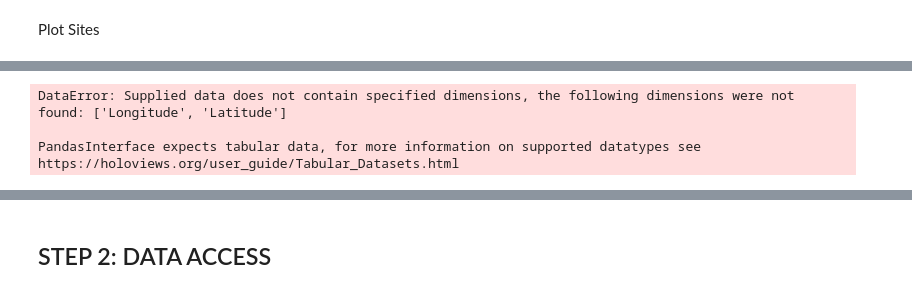
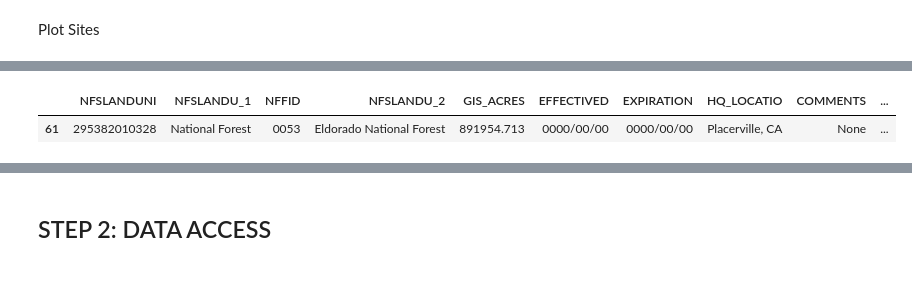
Before and after one commit to earthlab-education/habitat-suitability-lauren-alexandra, a Jupyter notebook: climate.ipynb, the cells around one changed output, grey strips where cells are left out. Saved outputs shown, nothing was run; the diff lists cells and outputs as text; code cells hidden in the pictures.

```diff
--- a/climate.ipynb
+++ b/climate.ipynb
@@ -174,7 +173,7 @@ images_dir = os.path.join(
     pathlib.Path.home(),
     'Projects',
     # Project directory
-    'habitat-suitability',
+    'habitat-suitability-lauren-alexandra',
     'images'
 )
 
@@ -184,7 +183,7 @@ datasets_dir = os.path.join(
     pathlib.Path.home(),
     'Projects',
     # Project directory
-    'habitat-suitability',
+    'habitat-suitability-lauren-alexandra',
     'datasets'
 )
 
@@ -194,7 +193,7 @@ data_dir = os.path.join(
     pathlib.Path.home(),
     'Projects',
     # Project directory
-    'habitat-suitability',
+    'habitat-suitability-lauren-alexandra',
     'data'
 )
 
@@ -432,13 +421,11 @@ los_padres_gdf.plot()
-# %%
-# plot with EsriImagery basemap
-los_padres_gdf.hvplot(
-    geo=True, tiles='EsriImagery',
-    title='Los Padres National Forest',
-    fill_color=None, line_color='lightblue', line_width=3,
-    frame_width=600, frame_height=600
-)
-# %% [output]
-DataError: Supplied data does not contain specified dimensions, the following dimensions were not found: ['Longitude', 'Latitude']
-
-PandasInterface expects tabular data, for more information on supported datatypes see https://holoviews.org/user_guide/Tabular_Datasets.html
+# %%
+# Eldorado National Forest
+
+eldorado_gdf = all_ca_units.loc[
+    all_ca_units['NFSLANDU_2'] == 'Eldorado National Forest'
+]
+eldorado_gdf
+# %% [output]
+|  | NFSLANDUNI | NFSLANDU_1 | NFFID | NFSLANDU_2 | GIS_ACRES | EFFECTIVED | EXPIRATION | HQ_LOCATIO | COMMENTS | ... |
+| 61 | 295382010328 | National Forest | 0053 | Eldorado National Forest | 891954.713 | 0000/00/00 | 0000/00/00 | Placerville, CA | None | ... |
 # %%
```
Also changed, not shown: parts of 5 cells of this notebook, 2 other files.
